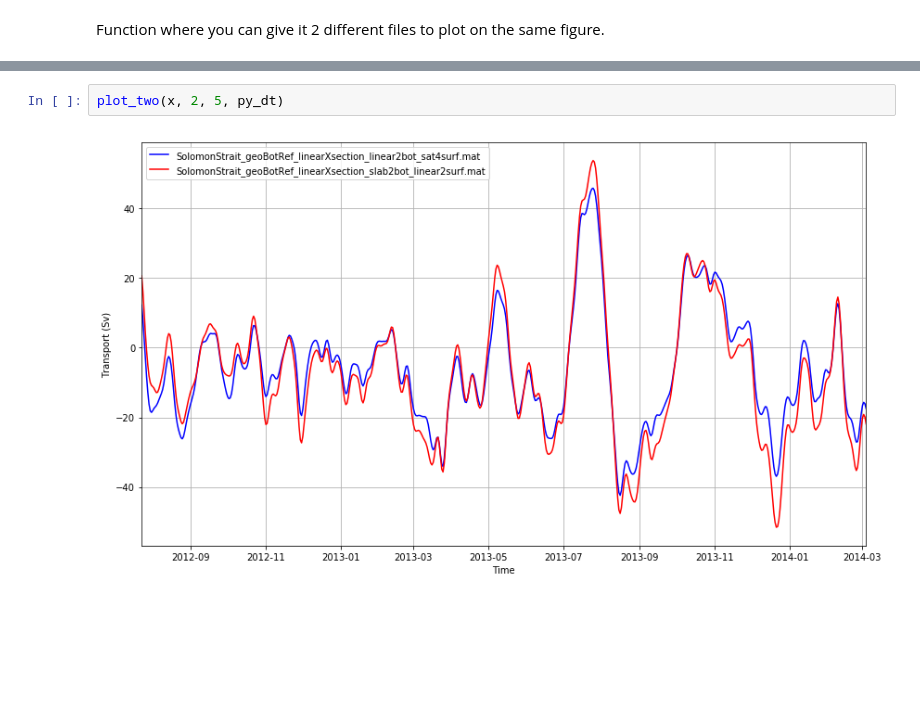
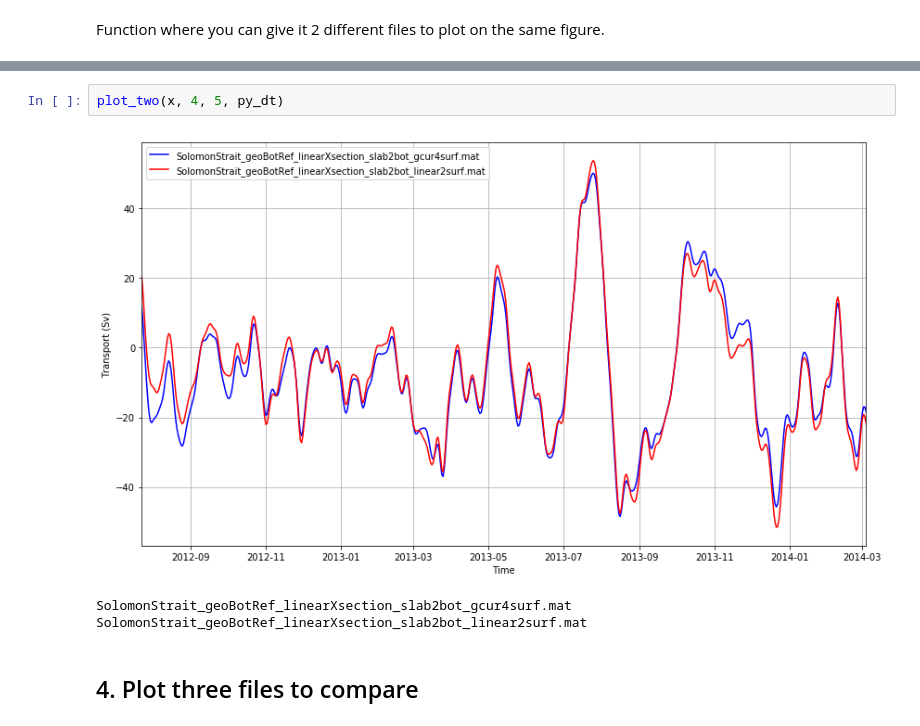
Before and after one commit to disandroa/Example-Notebooks, a Jupyter notebook: Data/obs_plot_comp.ipynb, the cells around one changed output, grey strips where cells are left out. Saved outputs shown, nothing was run; the diff lists cells and outputs as text; blank space fills up the shorter version.

```diff
--- a/Data/obs_plot_comp.ipynb
+++ b/Data/obs_plot_comp.ipynb
@@ -81,4 +109,8 @@ def plot_two(ds, arr1, arr2, times):
 # %%
-plot_two(x, 2, 5, py_dt)
+plot_two(x, 4, 5, py_dt)
 # %% [output]
-[figure, old version]
+[figure, new version]
+SolomonStrait_geoBotRef_linearXsection_slab2bot_gcur4surf.mat
+SolomonStrait_geoBotRef_linearXsection_slab2bot_linear2surf.mat
+# %% [markdown]
+## 4. Plot three files to compare
```
Also changed, not shown: parts of 9 cells of this notebook.
